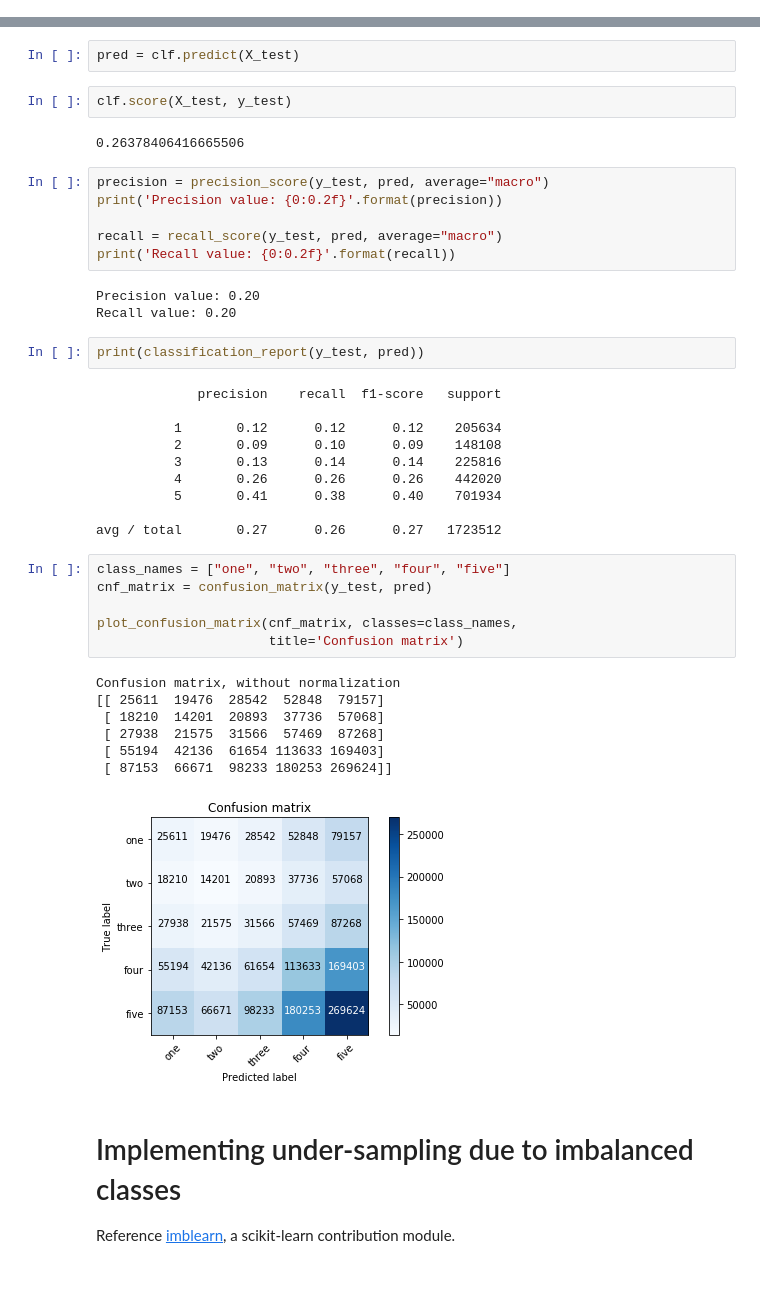
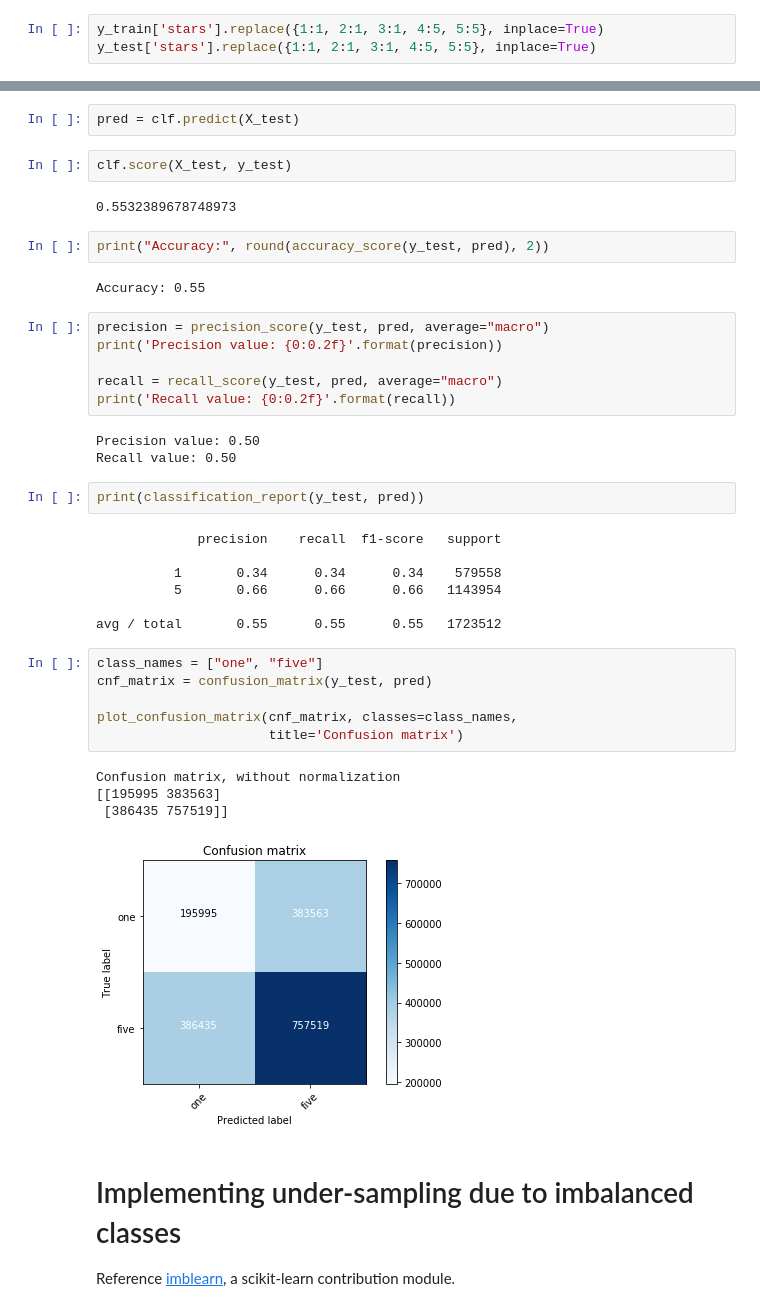
Before and after one commit to shindemanoj/CS6220-Project, a Jupyter notebook: Extension.ipynb, the cells around one changed output, grey strips where cells are left out. Drawn from its saved outputs; the diff is of its cells as text; blank space fills up the shorter version.

```diff
--- a/Extension.ipynb
+++ b/Extension.ipynb
@@ -82,6 +92,9 @@ y_train = pd.read_parquet("y_train_spec.parquet", engine="pyarrow")
 # %%
 X_test = pd.read_parquet("X_test_spec.parquet", engine="pyarrow")
 y_test = pd.read_parquet("y_test_spec.parquet", engine="pyarrow")
+# %%
+y_train['stars'].replace({1:1, 2:1, 3:1, 4:5, 5:5}, inplace=True)
+y_test['stars'].replace({1:1, 2:1, 3:1, 4:5, 5:5}, inplace=True)
 # %% [markdown]
 # Features
 # %%
@@ -98,7 +111,11 @@ pred = clf.predict(X_test)
 # %%
 clf.score(X_test, y_test)
 # %% [output]
-0.26378406416665506
+0.5532389678748973
+# %%
+print("Accuracy:", round(accuracy_score(y_test, pred), 2))
+# %% [output]
+Accuracy: 0.55
 # %%
 precision = precision_score(y_test, pred, average="macro")
 print('Precision value: {0:0.2f}'.format(precision))
@@ -106,34 +123,28 @@ print('Precision value: {0:0.2f}'.format(precision))
 recall = recall_score(y_test, pred, average="macro")
 print('Recall value: {0:0.2f}'.format(recall))
 # %% [output]
-Precision value: 0.20
-Recall value: 0.20
+Precision value: 0.50
+Recall value: 0.50
 # %%
 print(classification_report(y_test, pred))
 # %% [output]
              precision    recall  f1-score   support
 
-          1       0.12      0.12      0.12    205634
-          2       0.09      0.10      0.09    148108
-          3       0.13      0.14      0.14    225816
-          4       0.26      0.26      0.26    442020
-          5       0.41      0.38      0.40    701934
+          1       0.34      0.34      0.34    579558
+          5       0.66      0.66      0.66   1143954
 
-avg / total       0.27      0.26      0.27   1723512
+avg / total       0.55      0.55      0.55   1723512
 # %%
-class_names = ["one", "two", "three", "four", "five"]
+class_names = ["one", "five"]
 cnf_matrix = confusion_matrix(y_test, pred)
 
 plot_confusion_matrix(cnf_matrix, classes=class_names,
                       title='Confusion matrix')
 # %% [output]
 Confusion matrix, without normalization
-[[ 25611  19476  28542  52848  79157]
- [ 18210  14201  20893  37736  57068]
- [ 27938  21575  31566  57469  87268]
- [ 55194  42136  61654 113633 169403]
- [ 87153  66671  98233 180253 269624]]
+[[195995 383563]
+ [386435 757519]]
-[figure, old version]
+[figure, new version]
 # %% [markdown]
 # Implementing under-sampling due to imbalanced classes
 
```
Also changed, not shown: parts of 18 cells of this notebook.
